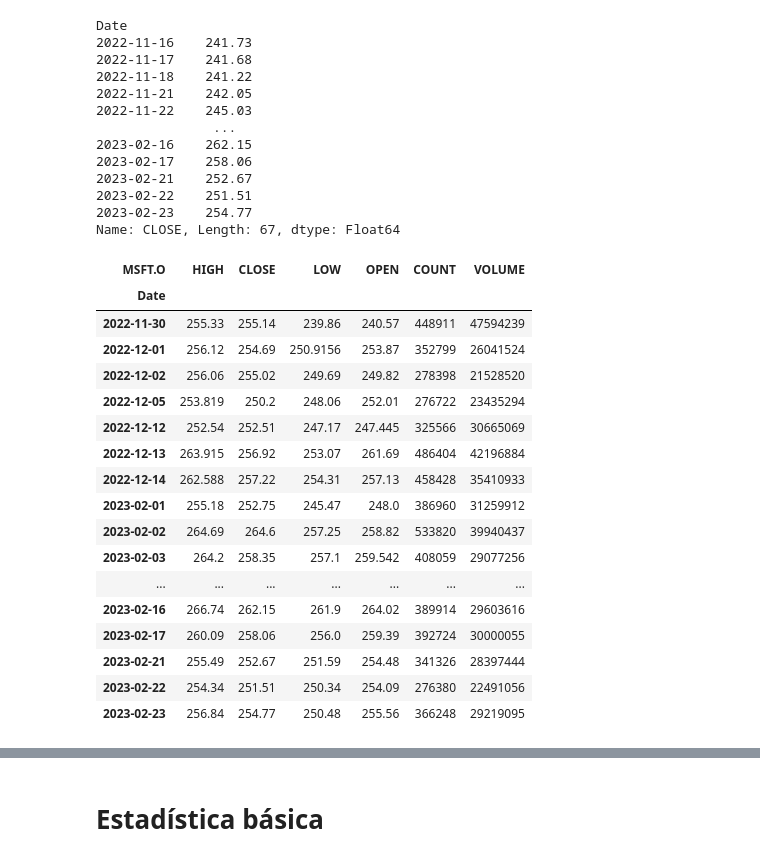
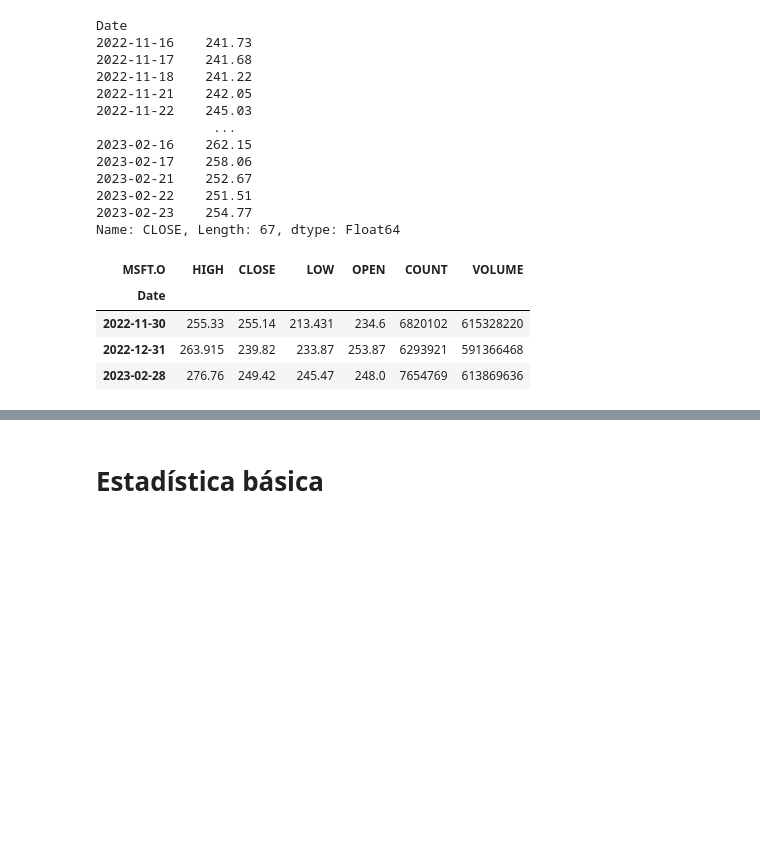
Before and after one commit to neftalivldz/tec-finanzas-2023, a Jupyter notebook: 01_refinitiv_pandas.ipynb, the cells around one changed output, grey strips where cells are left out. Cells and saved outputs as stored; diff of their text form; code cells hidden in the pictures; blank space fills up the shorter version.

```diff
--- a/01_refinitiv_pandas.ipynb
+++ b/01_refinitiv_pandas.ipynb
@@ -381,26 +392,13 @@ Date
 Name: CLOSE, Length: 67, dtype: Float64
 # %%
 #podemos usar la seleccion boleeana dentro del pandas.DataFrame
-df_ts[(df_ts['CLOSE'] > 250) & (df_ts['CLOSE'] <= 310)]
+df_ts[(df_ts['HIGH'] > 250)]
 # %% [output]
 | MSFT.O | HIGH | CLOSE | LOW | OPEN | COUNT | VOLUME |
 | Date |  |  |  |  |  |  |
-| 2022-11-30 | 255.33 | 255.14 | 239.86 | 240.57 | 448911 | 47594239 |
-| 2022-12-01 | 256.12 | 254.69 | 250.9156 | 253.87 | 352799 | 26041524 |
-| 2022-12-02 | 256.06 | 255.02 | 249.69 | 249.82 | 278398 | 21528520 |
-| 2022-12-05 | 253.819 | 250.2 | 248.06 | 252.01 | 276722 | 23435294 |
-| 2022-12-12 | 252.54 | 252.51 | 247.17 | 247.445 | 325566 | 30665069 |
-| 2022-12-13 | 263.915 | 256.92 | 253.07 | 261.69 | 486404 | 42196884 |
-| 2022-12-14 | 262.588 | 257.22 | 254.31 | 257.13 | 458428 | 35410933 |
-| 2023-02-01 | 255.18 | 252.75 | 245.47 | 248.0 | 386960 | 31259912 |
-| 2023-02-02 | 264.69 | 264.6 | 257.25 | 258.82 | 533820 | 39940437 |
-| 2023-02-03 | 264.2 | 258.35 | 257.1 | 259.542 | 408059 | 29077256 |
-| ... | ... | ... | ... | ... | ... | ... |
-| 2023-02-16 | 266.74 | 262.15 | 261.9 | 264.02 | 389914 | 29603616 |
-| 2023-02-17 | 260.09 | 258.06 | 256.0 | 259.39 | 392724 | 30000055 |
-| 2023-02-21 | 255.49 | 252.67 | 251.59 | 254.48 | 341326 | 28397444 |
-| 2023-02-22 | 254.34 | 251.51 | 250.34 | 254.09 | 276380 | 22491056 |
-| 2023-02-23 | 256.84 | 254.77 | 250.48 | 255.56 | 366248 | 29219095 |
+| 2022-11-30 | 255.33 | 255.14 | 213.431 | 234.6 | 6820102 | 615328220 |
+| 2022-12-31 | 263.915 | 239.82 | 233.87 | 253.87 | 6293921 | 591366468 |
+| 2023-02-28 | 276.76 | 249.42 | 245.47 | 248.0 | 7654769 | 613869636 |
 # %%
 df_ts.index
 # %% [output]
```
Also changed, not shown: parts of 14 cells of this notebook, 1 other file.
